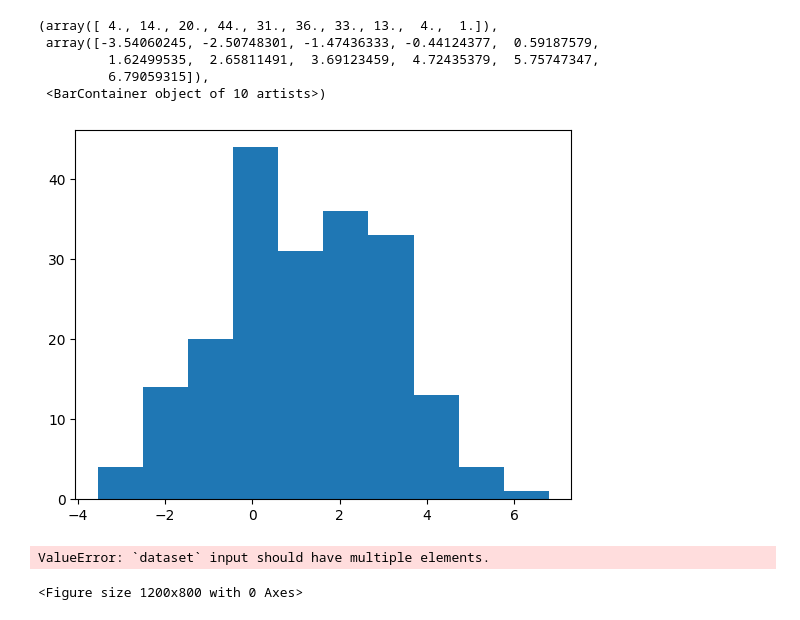
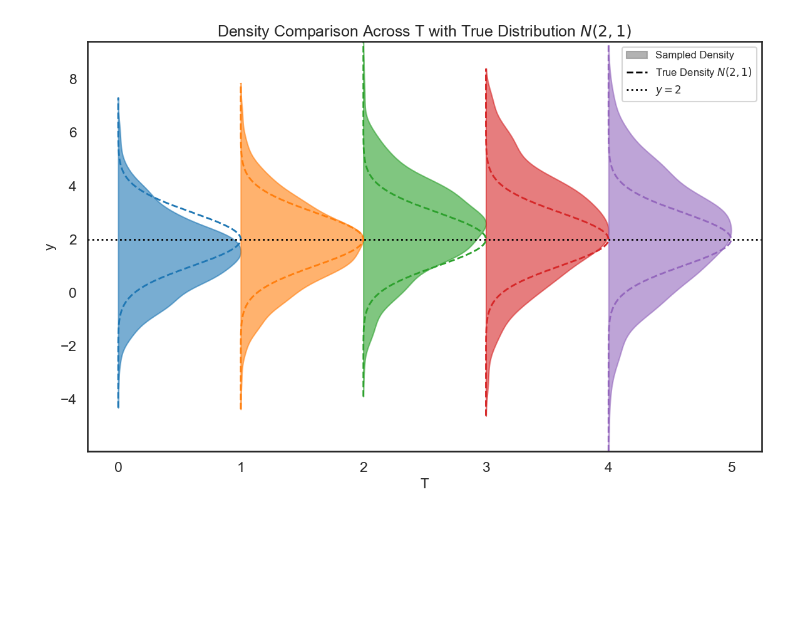
Before and after one commit to xwshen51/frengression, a Jupyter notebook: simulation_longitudinl.ipynb, the cells around one changed output. Cells and saved outputs as stored; diff of their text form; code cells hidden in the pictures; blank space fills up the shorter version.

```diff
--- a/simulation_longitudinl.ipynb
+++ b/simulation_longitudinl.ipynb
@@ -44,2 +44,0 @@ model = FrengressionSeq(x_dim=1, y_dim=1, z_dim=1, T=5, s_dim = 1, noise_dim=1,
-# %%
-model.train_xz(x=x, z=z, y=y, s=s, num_iters=6000, lr=1e-4, print_every_iter=1000)
@@ -75,6 +58,4 @@ Epoch 5000: loss 3.3217,        loss_y 1.8184, 3.6171, 3.5974,  loss_eta 1.5033,
 # %%
-x=torch.tensor([[1,1,1,1,1]])
-yt = model.model_y[4].sample(x[:,:5], sample_size=10)
-yt.view(-1).numpy()
+y_margin_sample = model.sample_causal_margin(x = torch.tensor([[1,1,1,1,1]]), sample_size=1000)
 # %% [output]
 Warning: covariate dimension does not aligned with the specified input dimension; filling in the remaining dimension with noise.
@@ -95,12 +66,3 @@ Warning: covariate dimension does not aligned with the specified input dimension
-# %%
-plt.hist(result.view(-1).numpy())
-# %% [output]
-(array([ 4., 14., 20., 44., 31., 36., 33., 13.,  4.,  1.]),
- array([-3.54060245, -2.50748301, -1.47436333, -0.44124377,  0.59187579,
-         1.62499535,  2.65811491,  3.69123459,  4.72435379,  5.75747347,
-         6.79059315]),
- <BarContainer object of 10 artists>)
-[figure, removed]
 # %%
 import torch
 import numpy as np
@@ -109,10 +71,11 @@ import seaborn as sns
 from scipy.stats import norm, gaussian_kde
 from matplotlib.patches import Patch
 from matplotlib.lines import Line2D
+import copy
 
 
 # Convert torch tensors to numpy arrays
-y_lists_np = y_all
+y_lists_np = copy.deepcopy([y.view(-1).numpy() for y in y_margin_sample])
 
 # Define the true density parameters
 true_mu = 2
@@ -156,32 +119,31 @@ for idx, (T, y) in enumerate(zip(T_values, y_lists_np)):
     # Plot the true density as a dashed line
     plt.plot(T + true_density_norm, y_values, color=palette[idx], linestyle='--', linewidth=2)
 
 # Add the vertical line at y=2 across all T
 plt.axhline(y=2, color='black', linestyle=':', linewidth=2, label='$y=2$')
 
 # Labels and title
 plt.xlabel('T', fontsize=16)
 plt.ylabel('y', fontsize=16)
 plt.title('Density Comparison Across T with True Distribution $N(2,1)$', fontsize=18)
 
 # Create a custom legend
 legend_elements = [
     Patch(facecolor='grey', edgecolor='grey', alpha=0.6, label='Sampled Density'),
     Line2D([0], [0], color='black', linestyle='--', linewidth=2, label='True Density $N(2,1)$'),
     Line2D([0], [0], color='black', linestyle=':', linewidth=2, label='$y=2$')
 ]
 
 plt.legend(handles=legend_elements, fontsize=12, loc='upper right')
 
 # Adjust y-axis limits
 y_all = np.concatenate(y_lists_np)
 plt.ylim(y_all.min() - 1, y_all.max() + 1)
 
 # Improve layout
 plt.tight_layout()
 
 # Display the plot
 plt.show()
 # %% [output]
-ValueError: `dataset` input should have multiple elements.
-<Figure size 1200x800 with 0 Axes>
+[figure, added]
```
Also changed, not shown: parts of 10 cells of this notebook.
